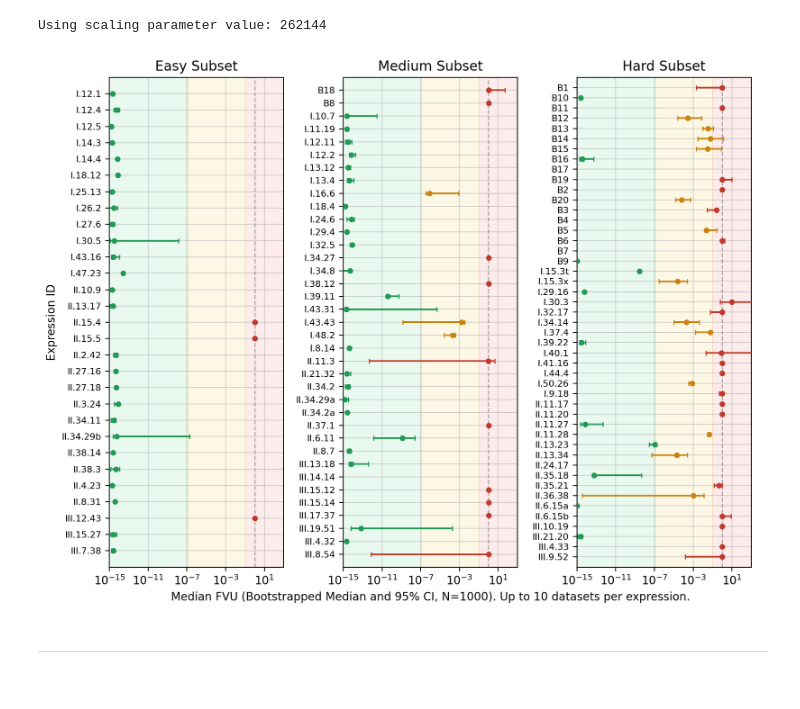
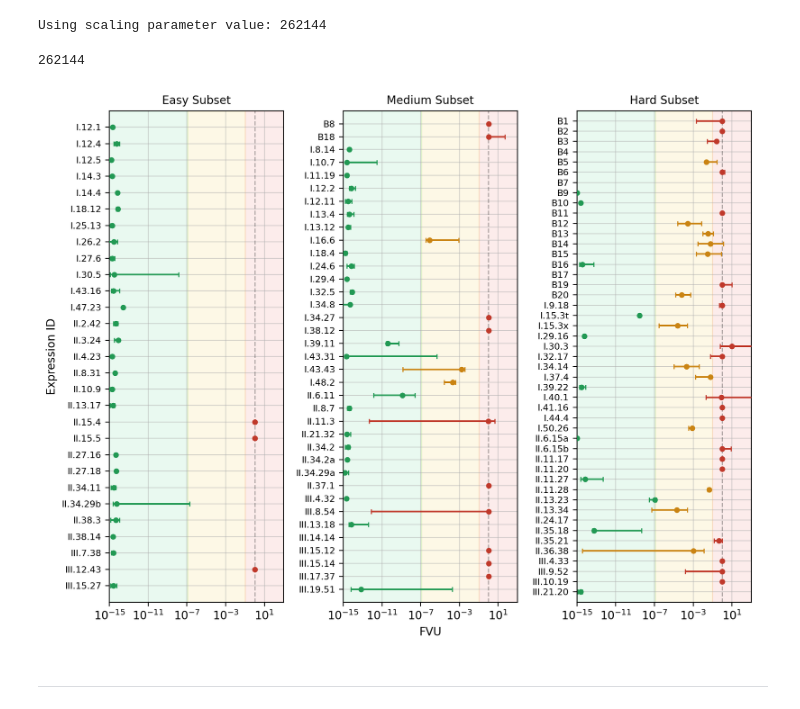
Before and after one commit to psaegert/flash-ansr, a Jupyter notebook: experimental/eval/test_time_compute_scaling.ipynb, the cells around one changed output. Cells and saved outputs as stored; diff of their text form; code cells hidden in the pictures.

```diff
--- a/experimental/eval/test_time_compute_scaling.ipynb
+++ b/experimental/eval/test_time_compute_scaling.ipynb
@@ -961,0 +1108,9 @@ Model e2e has 10 out-of-bounds points for metric skeleton_length_ratio (upper li
+# %%
+# Fit the test time compute vs vnnr curve for pysr on FastSRB
+x_all = [results['pysr']['results']['fastsrb'][value]['fit_time'] for value in results['pysr']['results']['fastsrb'].keys()]
+x_pysr = [bootstrapped_metric_ci(xi, naninfmean, n=1e3, interval=0.95)[0] for xi in x_all]
+
+y_all = [results['pysr']['results']['fastsrb'][value]['numeric_recovery_val'] * 100 for value in results['pysr']['results']['fastsrb'].keys()]
+y_pysr = [bootstrapped_metric_ci(yi, np.nanmean, n=1e3, interval=0.95)[0] for yi in y_all]
+# %%
+nsr_pysr.fit(np.log10(np.array(x_pysr)), np.array(y_pysr), verbose=True)
@@ -961,0 +1161,9 @@ Model e2e has 10 out-of-bounds points for metric skeleton_length_ratio (upper li
+# %%
+expressions_pred = [
+    r'43.86 + (\sqrt[3]{12.39 \cdot log\,T - 2.91} - 0.91 )^3',
+    r'53.32 - 13.59 / (0.15 + log\,T)'
+]
+
+expressions_index = [
+    2, 0
+]
@@ -1086,3 +1474,7 @@ for expr_id in tqdm(set(expression_ids)):
         }
 # %% [output]
 Using scaling parameter value: 262144
+# %%
+scaling_parameter_value
+# %% [output]
+262144
@@ -1089,12 +1483,12 @@ Using scaling parameter value: 262144
 # %%
-easy_ids = [
+easy_ids = natsorted([
     "I.12.1", "I.12.4", "I.12.5", "I.18.12", "I.25.13", "I.47.23", "I.14.3",
     "I.18.16", "I.43.16", "II.3.24", "II.8.31", "II.10.9", "II.13.17",
     "II.15.5", "II.27.18", "III.7.38", "III.12.43", "I.14.4", "I.26.2",
     "I.27.6", "I.30.5", "II.2.42", "II.4.23", "II.15.4", "II.27.16",
     "II.34.11", "II.34.29b", "II.38.3", "II.38.14", "III.15.27",
-]
-medium_ids = [
+])
+medium_ids = natsorted([
     "I.10.7", "I.12.2", "I.13.12", "I.16.6", "I.32.5", "I.43.31",
     "II.11.3", "II.34.2", "II.34.29a", "III.14.14", "III.15.14", "B8",
     "I.11.19", "I.12.11", "I.13.4", "I.15.10", "I.18.4", "I.24.6",
@@ -1102,8 +1496,8 @@ medium_ids = [
     "II.21.32", "II.34.2a", "III.4.32", "III.13.18", "III.15.12",
     "III.17.37", "I.8.14", "I.29.4", "I.34.10", "I.34.27", "I.39.10",
     "II.8.7", "II.37.1", "III.8.54", "III.19.51", "B18",
-]
-hard_ids = [
+])
+hard_ids = natsorted([
     "I.15.3x", "I.30.3", "II.6.15a", "II.11.17", "II.11.28", "II.13.23",
     "II.13.34", "II.24.17", "B1", "B6", "B12", "B16", "B17",
     "I.6.20", "I.6.20b", "I.9.18", "I.15.3t", "I.29.16", "I.34.14",
@@ -1112,7 +1506,7 @@ hard_ids = [
     "I.6.20a", "I.32.17", "I.37.4", "I.40.1", "I.41.16", "I.50.26",
     "II.6.15b", "II.35.21", "II.36.38", "III.4.33", "B4", "B5",
     "B10", "B11", "B13", "B14", "B15", "B19", "B20",
-]
+])
 # %%
 from matplotlib.colors import LinearSegmentedColormap, Normalize
 
@@ -1136,7 +1530,7 @@ log_norm = Normalize(vmin=np.log10(np.finfo(np.float32).eps), vmax=0.0)
 
 for ax, (difficulty_name, difficulty_ids) in zip(axes, difficulties):
     ax: plt.Axes
-    subset_ids = sorted(expr_id for expr_id in difficulty_ids if expr_id in grouped_results)[::-1]
+    subset_ids = natsorted(expr_id for expr_id in difficulty_ids if expr_id in grouped_results)[::-1]
     if not subset_ids:
         ax.text(0.5, 0.5, f"No data for {difficulty_name}", ha="center", va="center")
         ax.axis("off")
@@ -1167,36 +1561,37 @@ for ax, (difficulty_name, difficulty_ids) in zip(axes, difficulties):
             zorder=3,
             capsize=2,
             fmt='o',
             markersize=4,
             color=spans[span][2],
         )
 
     ax.set_yticks(y_pos)
     ax.set_yticklabels(subset_ids, fontsize=8)
     ax.invert_yaxis()
     ax.set_xscale('log')
-    ax.set_title(f'{difficulty_name} Subset')
+    ax.set_title(f'{difficulty_name} Subset', fontsize=10)
     ax.grid(alpha=0.5, zorder=0)
     ax.set_ylim(-1, len(subset_ids))
 
     # Good
     ax.axvspan(0, np.finfo(np.float32).eps, color='#2ecc71', alpha=0.1, zorder=1)
     # Mediocre
     ax.axvspan(np.finfo(np.float32).eps, 1e-1, color='#f1c40f', alpha=0.1, zorder=1)
     # Poor
     ax.axvspan(1e-1, 1e6, color='#e74c3c', alpha=0.1, zorder=1)
 
     ax.axvline(1, color='k', linestyle='--', alpha=0.3, zorder=2, linewidth=1)
 
 axes[0].set_xlim(1e-15, 1e3)
-axes[1].set_xlabel('Median FVU (Bootstrapped Median and 95% CI, N=1000). Up to 10 datasets per expression.')
+axes[1].set_xlabel('FVU')
+# axes[1].set_xlabel('Median FVU (Bootstrapped Median and 95% CI, N=1000). Up to 10 datasets per expression.')
 axes[0].set_ylabel('Expression ID')
 
 fig.tight_layout()
 
 plt.savefig(get_path('results', 'test_time_compute', create=True, filename=f'fastsrb_expression_fvu_by_difficulty.svg'), dpi=200)
 # %% [output]
-[figure, old version]
+[figure, new version]
 # %% [markdown]
 ---
 # %%
```
Also changed, not shown: parts of 40 cells of this notebook, 8 other files.
